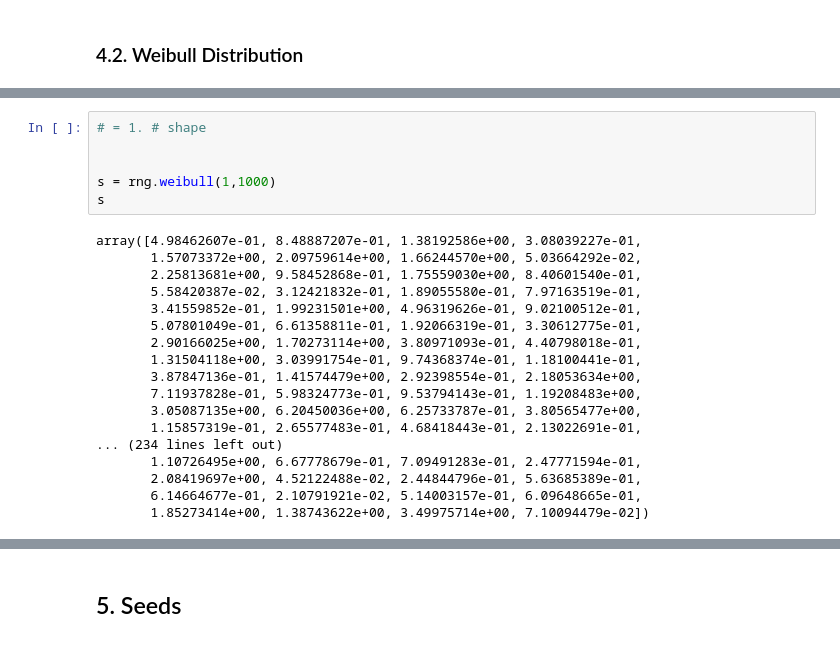
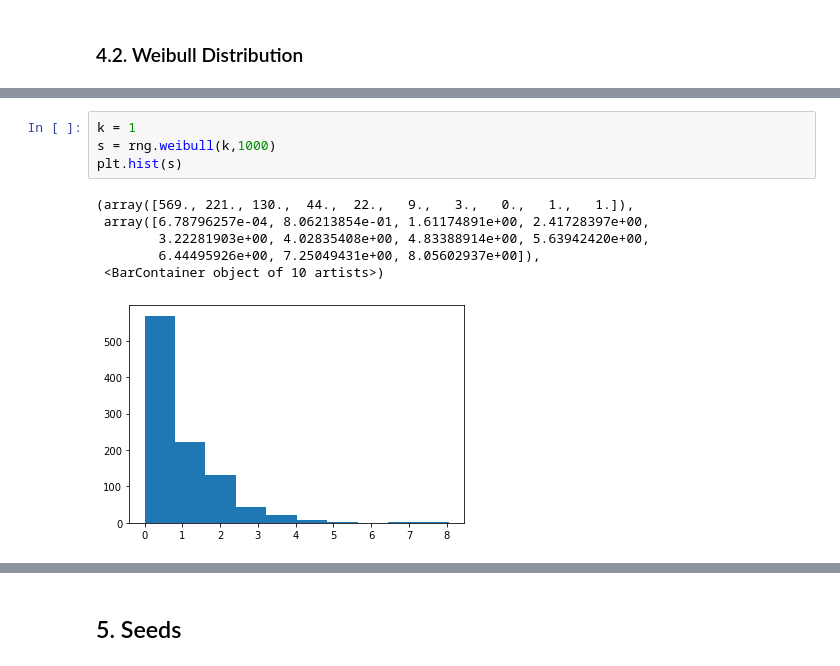
Before and after one commit to AndyWalker81/ProgrammingForDataAnalysis_Assessment, a Jupyter notebook: numpy-random.ipynb, the cells around one changed output, grey strips where cells are left out. Drawn from its saved outputs; the diff is of its cells as text.

```diff
--- a/numpy-random.ipynb
+++ b/numpy-random.ipynb
@@ -794,24 +765,11 @@ As can be seem, the majority of the values fall around the mean, with fewer valu
 # %%
-# = 1. # shape
-
-
-s = rng.weibull(1,1000)
-s
+k = 1
+s = rng.weibull(k,1000)
+plt.hist(s)
 # %% [output]
-array([4.98462607e-01, 8.48887207e-01, 1.38192586e+00, 3.08039227e-01,
-       1.57073372e+00, 2.09759614e+00, 1.66244570e+00, 5.03664292e-02,
-       2.25813681e+00, 9.58452868e-01, 1.75559030e+00, 8.40601540e-01,
-       5.58420387e-02, 3.12421832e-01, 1.89055580e-01, 7.97163519e-01,
-       3.41559852e-01, 1.99231501e+00, 4.96319626e-01, 9.02100512e-01,
-       5.07801049e-01, 6.61358811e-01, 1.92066319e-01, 3.30612775e-01,
-       2.90166025e+00, 1.70273114e+00, 3.80971093e-01, 4.40798018e-01,
-       1.31504118e+00, 3.03991754e-01, 9.74368374e-01, 1.18100441e-01,
-       3.87847136e-01, 1.41574479e+00, 2.92398554e-01, 2.18053634e+00,
-       7.11937828e-01, 5.98324773e-01, 9.53794143e-01, 1.19208483e+00,
-       3.05087135e+00, 6.20450036e+00, 6.25733787e-01, 3.80565477e+00,
-       1.15857319e-01, 2.65577483e-01, 4.68418443e-01, 2.13022691e-01,
-... (234 lines left out)
-       1.10726495e+00, 6.67778679e-01, 7.09491283e-01, 2.47771594e-01,
-       2.08419697e+00, 4.52122488e-02, 2.44844796e-01, 5.63685389e-01,
-       6.14664677e-01, 2.10791921e-02, 5.14003157e-01, 6.09648665e-01,
-       1.85273414e+00, 1.38743622e+00, 3.49975714e+00, 7.10094479e-02])
+(array([569., 221., 130.,  44.,  22.,   9.,   3.,   0.,   1.,   1.]),
+ array([6.78796257e-04, 8.06213854e-01, 1.61174891e+00, 2.41728397e+00,
+        3.22281903e+00, 4.02835408e+00, 4.83388914e+00, 5.63942420e+00,
+        6.44495926e+00, 7.25049431e+00, 8.05602937e+00]),
+ <BarContainer object of 10 artists>)
+[figure, added]
```
Also changed, not shown: parts of 73 cells of this notebook.
